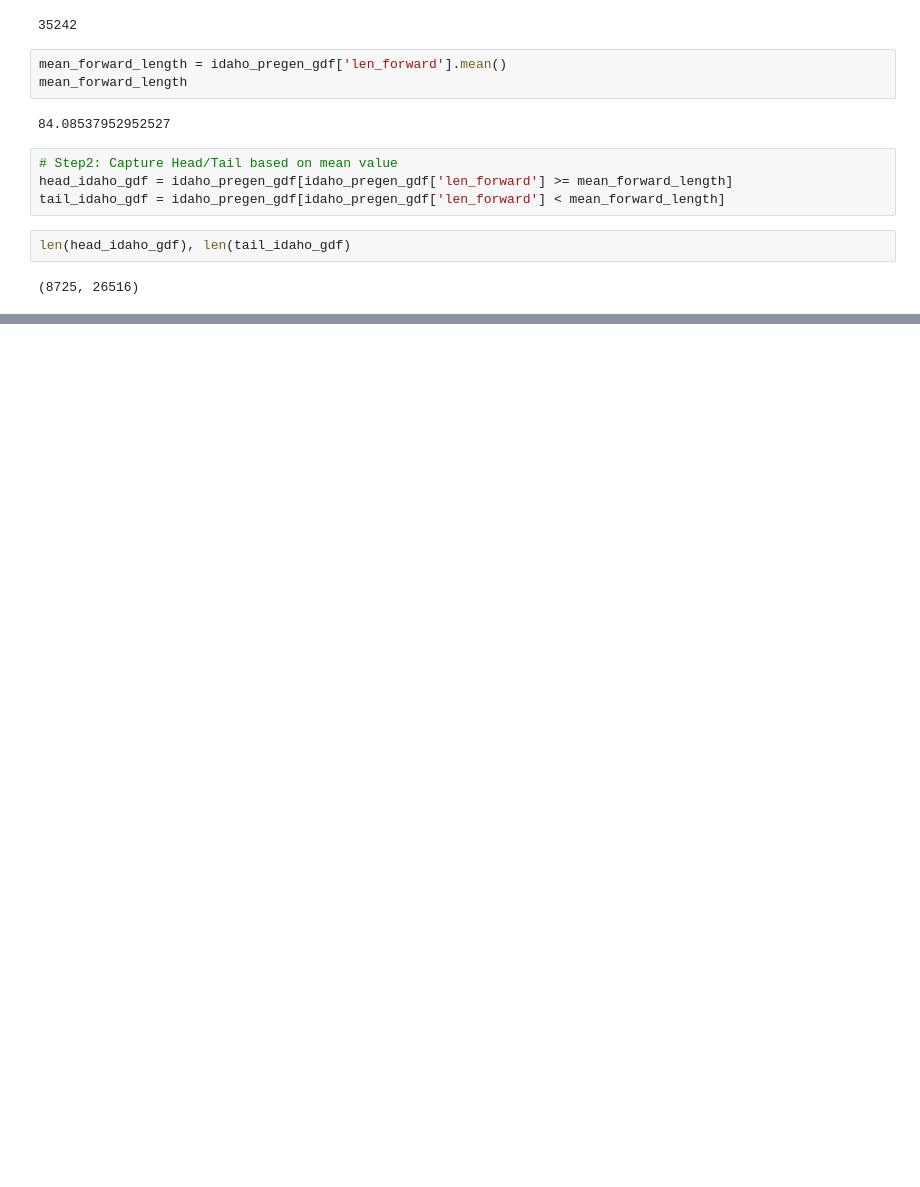
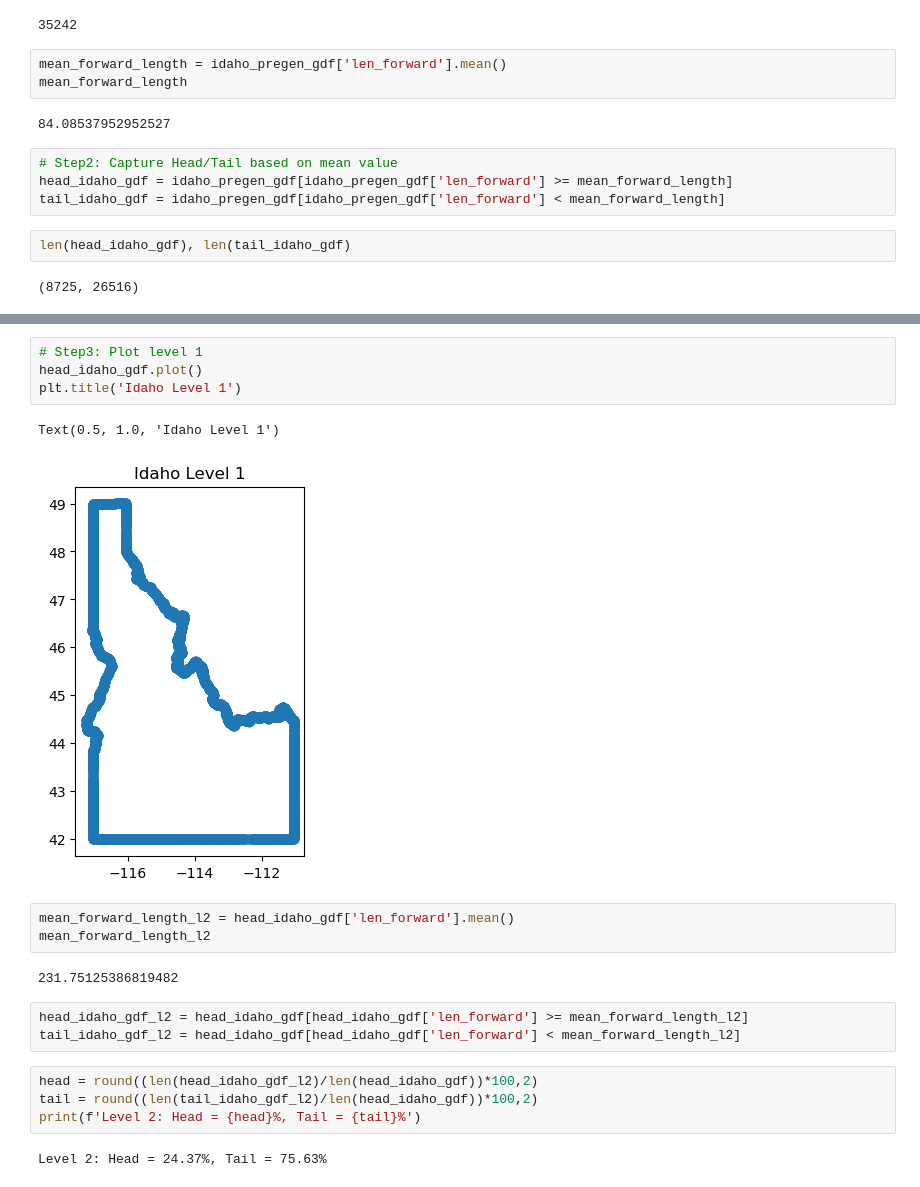
Before and after one commit to gangaraju09/map_generalisation_ml, a Jupyter notebook: Topfers_Radical_Law.ipynb, the cells around one changed output, grey strips where cells are left out. Cells and saved outputs as stored; diff of their text form; blank space fills up the shorter version.

```diff
--- a/Topfers_Radical_Law.ipynb
+++ b/Topfers_Radical_Law.ipynb
@@ -219,0 +220,21 @@ Level 1: Head = 24.76%, Tail = 75.24%
+# %%
+# Step3: Plot level 1
+head_idaho_gdf.plot()
+plt.title('Idaho Level 1')
+# %% [output]
+Text(0.5, 1.0, 'Idaho Level 1')
+[figure, added]
+# %%
+mean_forward_length_l2 = head_idaho_gdf['len_forward'].mean()
+mean_forward_length_l2
+# %% [output]
+231.75125386819482
+# %%
+head_idaho_gdf_l2 = head_idaho_gdf[head_idaho_gdf['len_forward'] >= mean_forward_length_l2]
+tail_idaho_gdf_l2 = head_idaho_gdf[head_idaho_gdf['len_forward'] < mean_forward_length_l2]
+# %%
+head = round((len(head_idaho_gdf_l2)/len(head_idaho_gdf))*100,2)
+tail = round((len(tail_idaho_gdf_l2)/len(head_idaho_gdf))*100,2)
+print(f'Level 2: Head = {head}%, Tail = {tail}%')
+# %% [output]
+Level 2: Head = 24.37%, Tail = 75.63%
```
Also changed, not shown: parts of 6 cells of this notebook.
